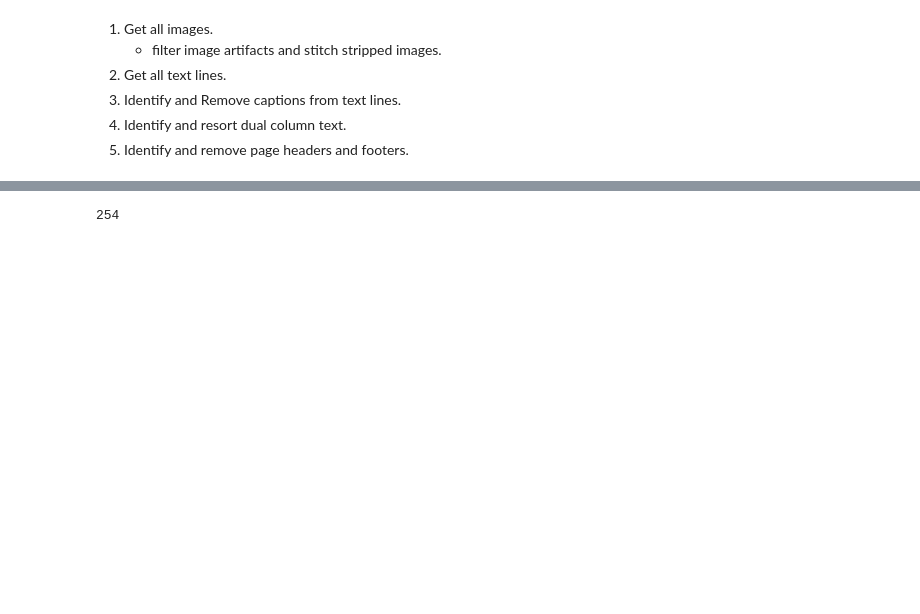
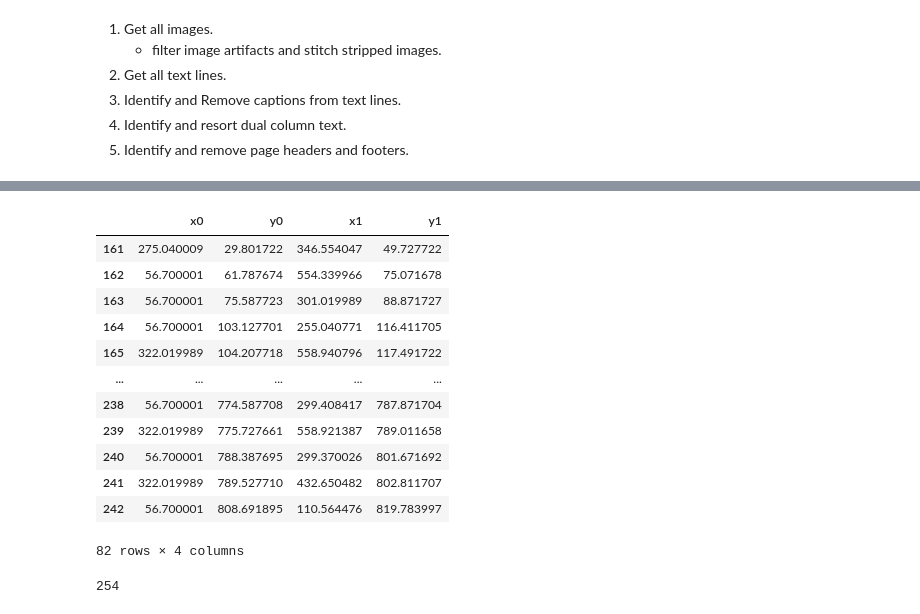
Before and after one commit to DSP-Tan/ogham-cloud, a Jupyter notebook: pdf_scraper/research/examAsLines.ipynb, the cells around one changed output, grey strips where cells are left out. Saved outputs shown, nothing was run; the diff lists cells and outputs as text; code cells hidden in the pictures; blank space fills up the shorter version.

```diff
--- a/pdf_scraper/research/examAsLines.ipynb
+++ b/pdf_scraper/research/examAsLines.ipynb
@@ -123,0 +131,19 @@ def closest_image(bbox, images, n_page):
+# %%
+def bbox_distance(bbox1, bbox2):
+    """
+    Calculates the minimum edge-to-edge distance between two bounding boxes.
+    Each box is in [x_min, y_min, x_max, y_max] format.
+    Returns 0 if they overlap or touch.
+    """
+    x_min1, y_min1, x_max1, y_max1 = bbox1
+    x_min2, y_min2, x_max2, y_max2 = bbox2
+
+    dx = max(x_min2 - x_max1, x_min1 - x_max2, 0)
+    dy = max(y_min2 - y_max1, y_min1 - y_max2, 0)
+
+    return np.hypot(dx, dy)
+
+dists=doc_df[doc_df.page == 4].apply(
+    lambda row: bbox_distance((row["x0"], row["y0"], row["x1"], row["y1"]), pg4_img_bbox),
+    axis=1
+)
@@ -124,3 +169,43 @@ def closest_image(bbox, images, n_page):
+# %%
+def bbox_distance(bbox1, bbox2):
+    """
+    Calculates the minimum edge-to-edge distance between two bounding boxes.
+    Each box is in [x_min, y_min, x_max, y_max] format.
+    Returns 0 if they overlap or touch.
+    """
+    x_min1, y_min1, x_max1, y_max1 = bbox1
+    x_min2, y_min2, x_max2, y_max2 = bbox2
+
+    dx = max(x_min2 - x_max1, x_min1 - x_max2, 0)
+    dy = max(y_min2 - y_max1, y_min1 - y_max2, 0)
+
+    return np.hypot(dx, dy)
+
+doc_df[doc_df.page==4][["x0","y0","x1","y1"]].map(x: bbox_distance((x["x0"],x["y0"],x["x1"],x["y1"]),bbox))
+mask =
+
+overlap_mask = (
+    (doc_df["x1"] > img_rect.x0 + 0.2) &
+    (doc_df["x0"] < img_rect.x1) &
+    (doc_df["y1"] > img_rect.y0 + 0.2) &
+    (doc_df["y0"] < img_rect.y1) &
+    (doc_df["page"] == image["page"] )
+)
+overlapping_rows = doc_df[overlap_mask]
+# %% [output]
+|  | x0 | y0 | x1 | y1 |
+| 161 | 275.040009 | 29.801722 | 346.554047 | 49.727722 |
+| 162 | 56.700001 | 61.787674 | 554.339966 | 75.071678 |
+| 163 | 56.700001 | 75.587723 | 301.019989 | 88.871727 |
+| 164 | 56.700001 | 103.127701 | 255.040771 | 116.411705 |
+| 165 | 322.019989 | 104.207718 | 558.940796 | 117.491722 |
+| ... | ... | ... | ... | ... |
+| 238 | 56.700001 | 774.587708 | 299.408417 | 787.871704 |
+| 239 | 322.019989 | 775.727661 | 558.921387 | 789.011658 |
+| 240 | 56.700001 | 788.387695 | 299.370026 | 801.671692 |
+| 241 | 322.019989 | 789.527710 | 432.650482 | 802.811707 |
+| 242 | 56.700001 | 808.691895 | 110.564476 | 819.783997 |
+82 rows × 4 columns
 # %%
 page_2_strips = [image for image in images if image["page"]==2  ]
 print(len(page_2_strips))
```
Also changed, not shown: parts of 8 cells of this notebook, 1 other file.
